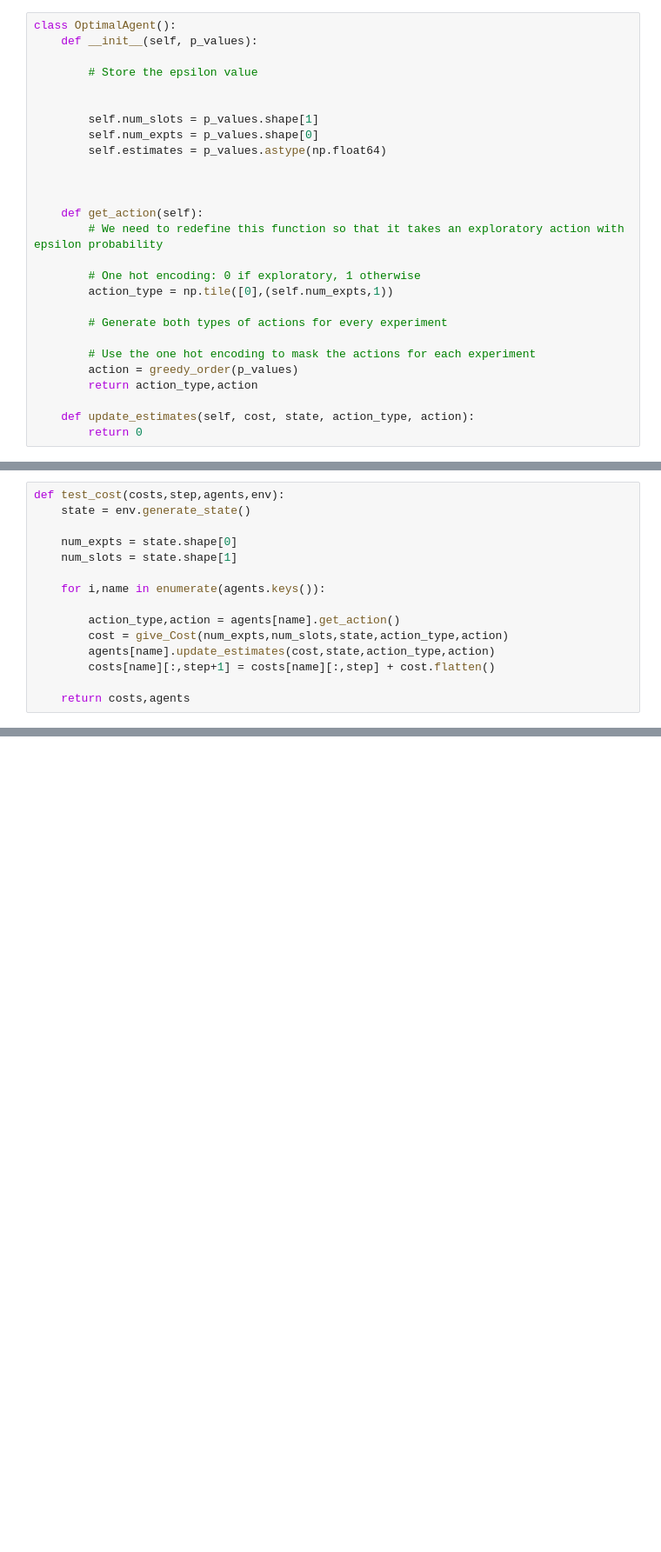
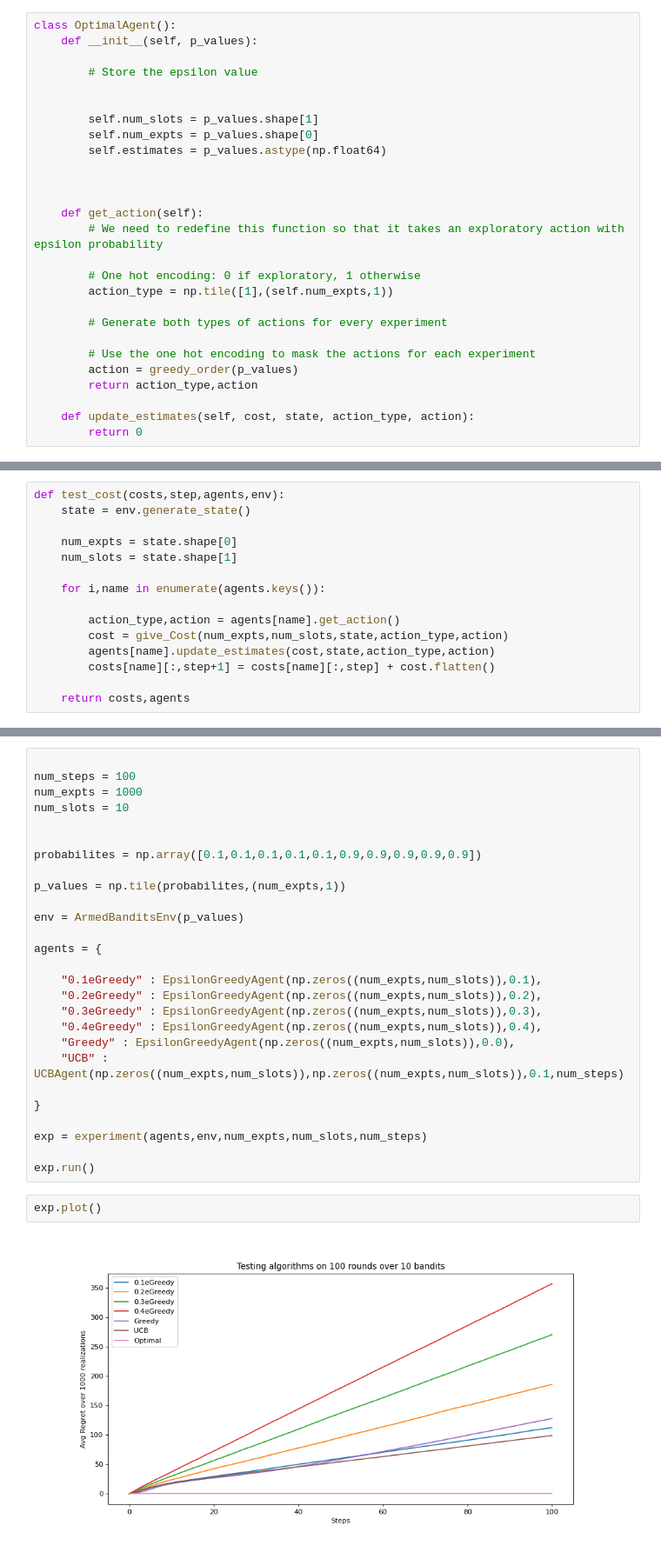
Before and after one commit to Archit997/Multi-armed-Bandits-in-Wireless, a Jupyter notebook: wireless-bandits.ipynb, the cells around one changed output, grey strips where cells are left out. Shown at 87% size. Saved outputs shown, nothing was run; the diff lists cells and outputs as text; blank space fills up the shorter version.

Commit message:
Experimentation Class

```diff
--- a/wireless-bandits.ipynb
+++ b/wireless-bandits.ipynb
@@ -149,7 +149,7 @@ class OptimalAgent():
         # We need to redefine this function so that it takes an exploratory action with epsilon probability
 
         # One hot encoding: 0 if exploratory, 1 otherwise
-        action_type = np.tile([0],(self.num_expts,1))
+        action_type = np.tile([1],(self.num_expts,1))
 
         # Generate both types of actions for every experiment
 
@@ -698,0 +712,31 @@ Optimal : [0. 0. 0. 0. 0. 0. 0. 0. 0. 0. 0. 0. 0. 0. 0. 0. 0. 0. 0. 0. 0. 0. 0.
+# %%
+
+num_steps = 100
+num_expts = 1000
+num_slots = 10
+
+
+probabilites = np.array([0.1,0.1,0.1,0.1,0.1,0.9,0.9,0.9,0.9,0.9])
+
+p_values = np.tile(probabilites,(num_expts,1))
+
+env = ArmedBanditsEnv(p_values)
+
+agents = {
+
+    "0.1eGreedy" : EpsilonGreedyAgent(np.zeros((num_expts,num_slots)),0.1),
+    "0.2eGreedy" : EpsilonGreedyAgent(np.zeros((num_expts,num_slots)),0.2),
+    "0.3eGreedy" : EpsilonGreedyAgent(np.zeros((num_expts,num_slots)),0.3),
+    "0.4eGreedy" : EpsilonGreedyAgent(np.zeros((num_expts,num_slots)),0.4),
+    "Greedy" : EpsilonGreedyAgent(np.zeros((num_expts,num_slots)),0.0),
+    "UCB" : UCBAgent(np.zeros((num_expts,num_slots)),np.zeros((num_expts,num_slots)),0.1,num_steps)
+
+}
+
+exp = experiment(agents,env,num_expts,num_slots,num_steps)
+
+exp.run()
+# %%
+exp.plot()
+# %% [output]
+[figure, added]
```
Also changed, not shown: parts of 5 cells of this notebook.
